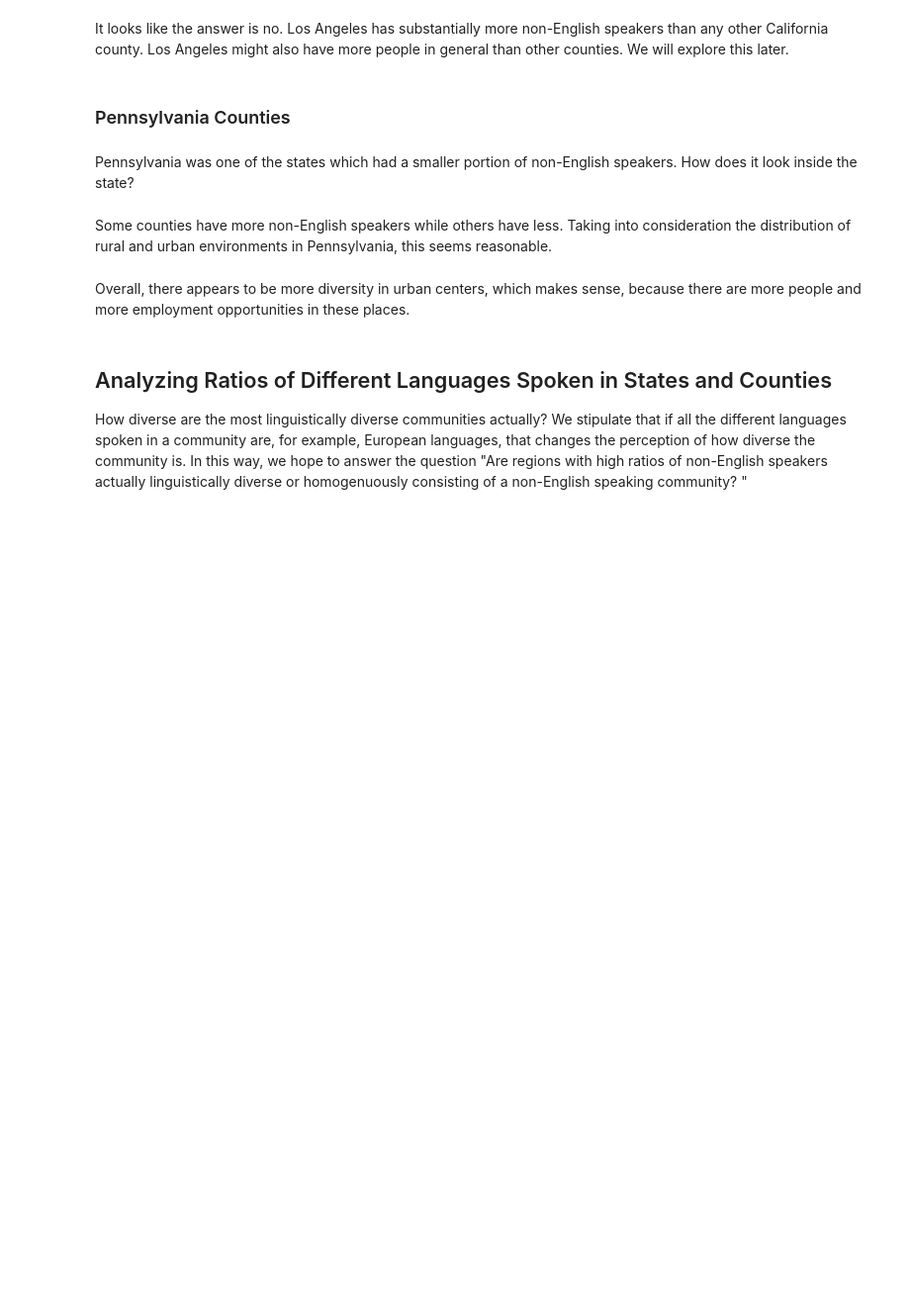
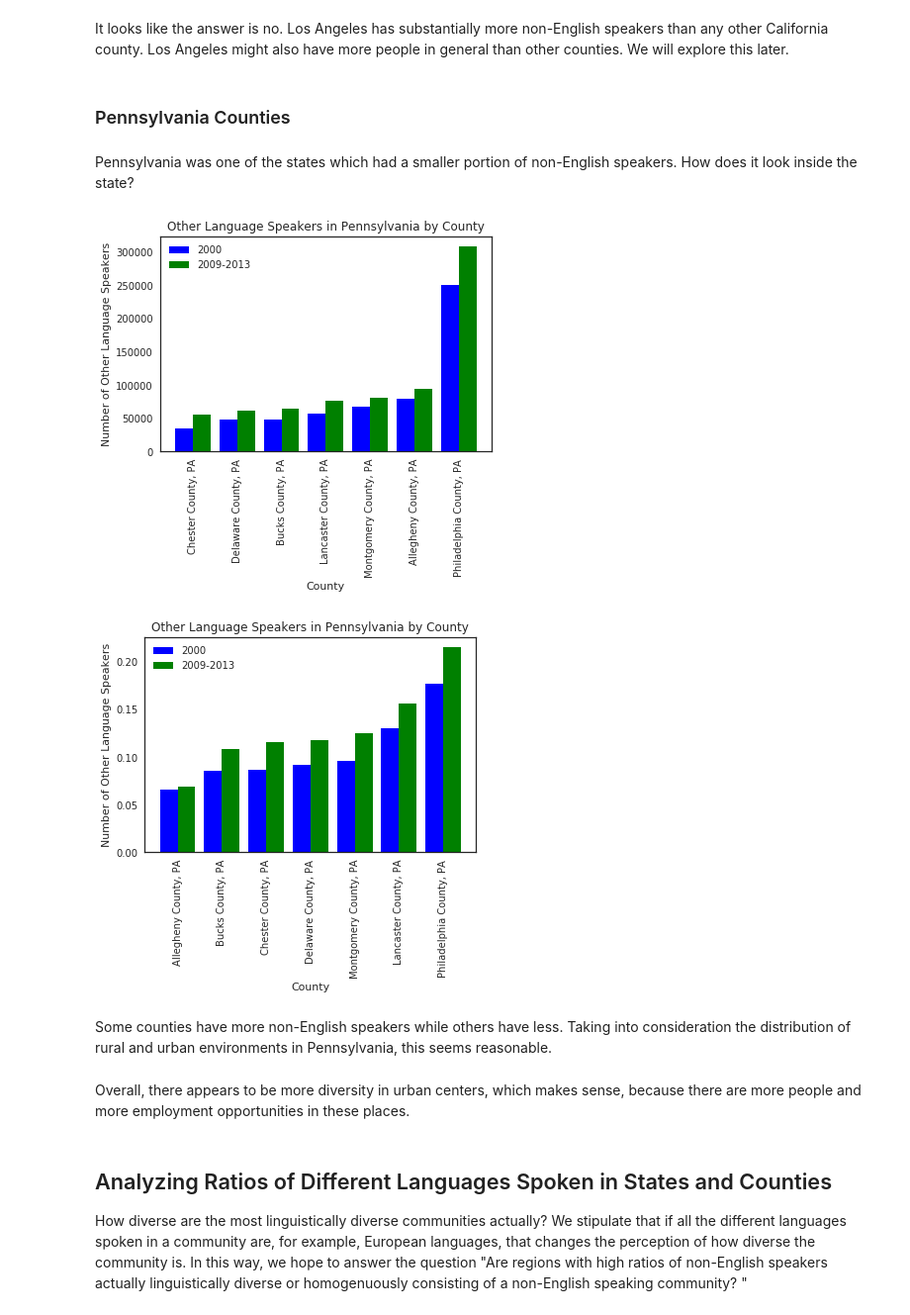
Before and after one commit to AllisonBusa/The-Mother-Tongue-of-US-Communities, a Jupyter notebook: project1-Copy1.ipynb, the cells around one changed output. Shown: that part at 99% size. Cells and saved outputs as stored; diff of their text form; code cells hidden in the pictures; blank space fills up the shorter version.

```diff
--- a/project1-Copy1.ipynb
+++ b/project1-Copy1.ipynb
@@ -532,8 +532,10 @@ Pennsylvania was one of the states which had a smaller portion of non-English sp
 #creating series and calculating non-English speakers per county
 PAcounty = pd.Series()
 otherspeakers_PAcounties = pd.Series()
-createCountySeries(otherspeakers_PAcounties, PAcounty,["PA"])
-dfPA=pd.DataFrame({"County":PAcounty, "SONELAHs":otherspeakers_PAcounties})
+engspeakers_PAcounties = pd.Series()
+createCountySeries(engspeakers_PAcounties, PAcounty,["PA"],1)
+createCountySeries(otherspeakers_PAcounties, PAcounty,["PA"],2)
+dfPA=pd.DataFrame({"County":PAcounty, "SONELAHs":otherspeakers_PAcounties, "English Speakers": engspeakers_PAcounties})
 # %%
 couc=pd.Series()
 createCountyNames(couc,["PA"])
@@ -543,9 +545,13 @@ createCountyDF2000(penn2000,couc,"PA")
 # %%
 
 poplp=pd.Series()
-pop=pd.DataFrame({"SONELAHs":penn2000.T["SONELAHs"].array,"County":PAcounty})
-plotCounty("Pennsylvania",dfPA,pop,'#B6D7A8')
-plotCountyNorm("Pennsylvania",dfPA,pop,'#B6D7A8')
+pop=pd.DataFrame({"SONELAHs":penn2000.T["SONELAHs"].array,"County":PAcounty,"English Speakers":penn2000.T["English Only"].array})
+plotCounty("Pennsylvania",pop,dfPA,'#B6D7A8')
+plt.figure()
+plotCountyNorm("Pennsylvania",pop,dfPA,'#B6D7A8')
+# %% [output]
+[figure, added]
+[figure, added]
 # %% [markdown]
 Some counties have more non-English speakers while others have less. Taking into consideration the distribution of rural and urban environments in Pennsylvania, this seems reasonable.
 # %% [markdown]
```
Also changed, not shown: parts of 5 cells of this notebook.
